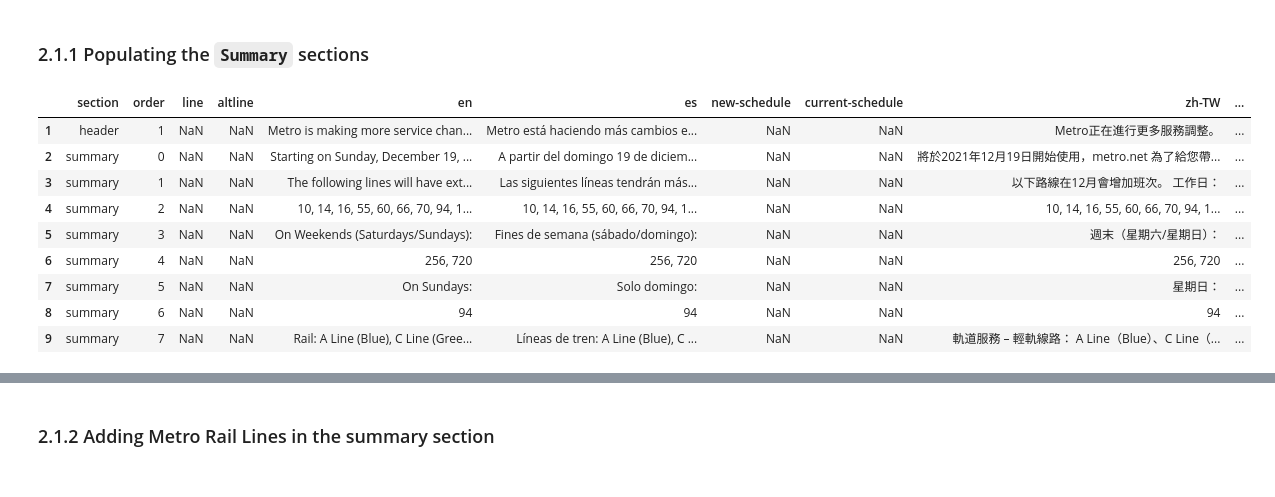
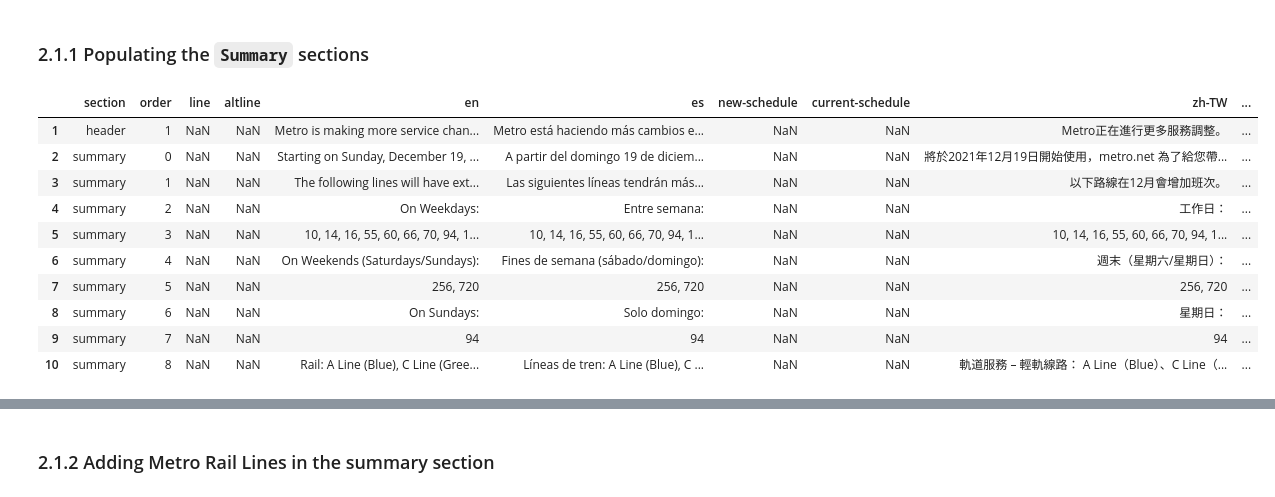
Before and after one commit to LACMTA/mybus-dev, a Jupyter notebook: notebooks/take_all_converter.ipynb, the cells around one changed output, grey strips where cells are left out. Drawn from its saved outputs; the diff is of its cells as text; code cells hidden in the pictures.

Commit message:
add an extra newline in the summary section

```diff
--- a/notebooks/take_all_converter.ipynb
+++ b/notebooks/take_all_converter.ipynb
@@ -97,32 +97,33 @@ final_df
 # %%
 # Update the `df.index < 10` value when the number of rows in the summary changes
 
 # th = df[df['en'].str.contains('Starting on'):df['en'].str.contains('We’re ')]
-th = df.loc[(df['en'].str.contains('\u2013') == False) & (df.index < 10) & (df['en'].str.contains('Metro is making more') == False) & (df['en'].str.contains('We’re modifying service on these bus lines:') == False)]
+th = df.loc[(df['en'].str.contains('\u2013') == False) & (df.index < 11) & (df['en'].str.contains('Metro is making more') == False) & (df['en'].str.contains('We’re modifying service on these bus lines:') == False)]
 
 th = th.assign(section='summary')
 
 th['order'] = ''
 
 th_count = th.shape[0]
 for i in range(0,th_count):
     th['order'].values[i] = i
 
 th
 
 final_df = final_df.append(th)
 final_df
 # %% [output]
 |  | section | order | line | altline | en | es | new-schedule | current-schedule | zh-TW | ... |
 | 1 | header | 1 | NaN | NaN | Metro is making more service chan... | Metro está haciendo más cambios e... | NaN | NaN | Metro正在進行更多服務調整。 | ... |
 | 2 | summary | 0 | NaN | NaN | Starting on Sunday, December 19, ... | A partir del domingo 19 de diciem... | NaN | NaN | 將於2021年12月19日開始使用，metro.net 為了給您帶... | ... |
-| 3 | summary | 1 | NaN | NaN | The following lines will have ext... | Las siguientes líneas tendrán más... | NaN | NaN | 以下路線在12月會增加班次。 工作日： | ... |
-| 4 | summary | 2 | NaN | NaN | 10, 14, 16, 55, 60, 66, 70, 94, 1... | 10, 14, 16, 55, 60, 66, 70, 94, 1... | NaN | NaN | 10, 14, 16, 55, 60, 66, 70, 94, 1... | ... |
-| 5 | summary | 3 | NaN | NaN | On Weekends (Saturdays/Sundays): | Fines de semana (sábado/domingo): | NaN | NaN | 週末（星期六/星期日）： | ... |
-| 6 | summary | 4 | NaN | NaN | 256, 720 | 256, 720 | NaN | NaN | 256, 720 | ... |
-| 7 | summary | 5 | NaN | NaN | On Sundays: | Solo domingo: | NaN | NaN | 星期日： | ... |
-| 8 | summary | 6 | NaN | NaN | 94 | 94 | NaN | NaN | 94 | ... |
-| 9 | summary | 7 | NaN | NaN | Rail: A Line (Blue), C Line (Gree... | Líneas de tren: A Line (Blue), C ... | NaN | NaN | 軌道服務 – 輕軌線路： A Line（Blue）、C Line（... | ... |
+| 3 | summary | 1 | NaN | NaN | The following lines will have ext... | Las siguientes líneas tendrán más... | NaN | NaN | 以下路線在12月會增加班次。 | ... |
+| 4 | summary | 2 | NaN | NaN | On Weekdays: | Entre semana: | NaN | NaN | 工作日： | ... |
+| 5 | summary | 3 | NaN | NaN | 10, 14, 16, 55, 60, 66, 70, 94, 1... | 10, 14, 16, 55, 60, 66, 70, 94, 1... | NaN | NaN | 10, 14, 16, 55, 60, 66, 70, 94, 1... | ... |
+| 6 | summary | 4 | NaN | NaN | On Weekends (Saturdays/Sundays): | Fines de semana (sábado/domingo): | NaN | NaN | 週末（星期六/星期日）： | ... |
+| 7 | summary | 5 | NaN | NaN | 256, 720 | 256, 720 | NaN | NaN | 256, 720 | ... |
+| 8 | summary | 6 | NaN | NaN | On Sundays: | Solo domingo: | NaN | NaN | 星期日： | ... |
+| 9 | summary | 7 | NaN | NaN | 94 | 94 | NaN | NaN | 94 | ... |
+| 10 | summary | 8 | NaN | NaN | Rail: A Line (Blue), C Line (Gree... | Líneas de tren: A Line (Blue), C ... | NaN | NaN | 軌道服務 – 輕軌線路： A Line（Blue）、C Line（... | ... |
 # %%
 df
 # %% [output]
```
Also changed, not shown: parts of 9 cells of this notebook, 10 other files.
